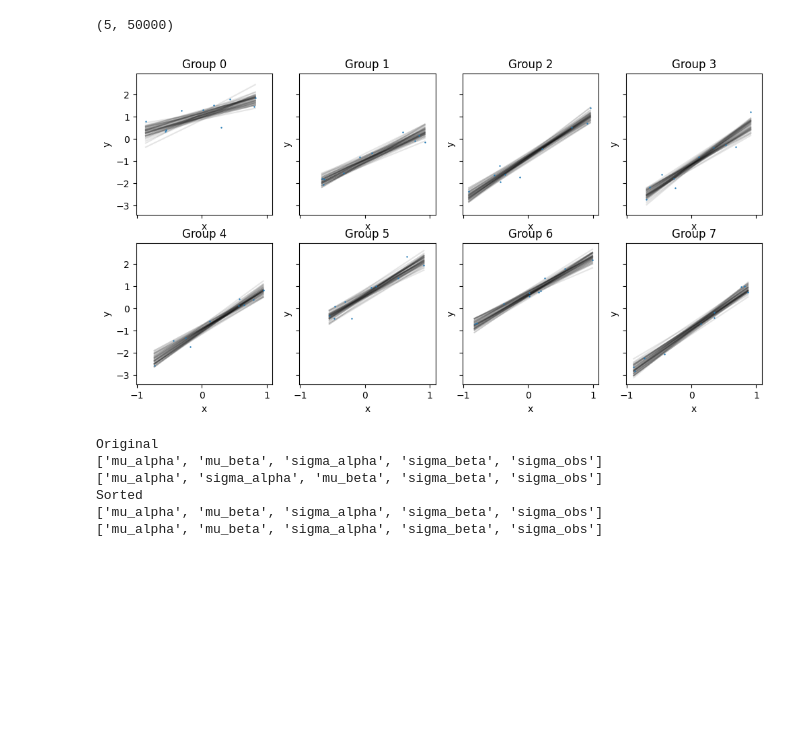
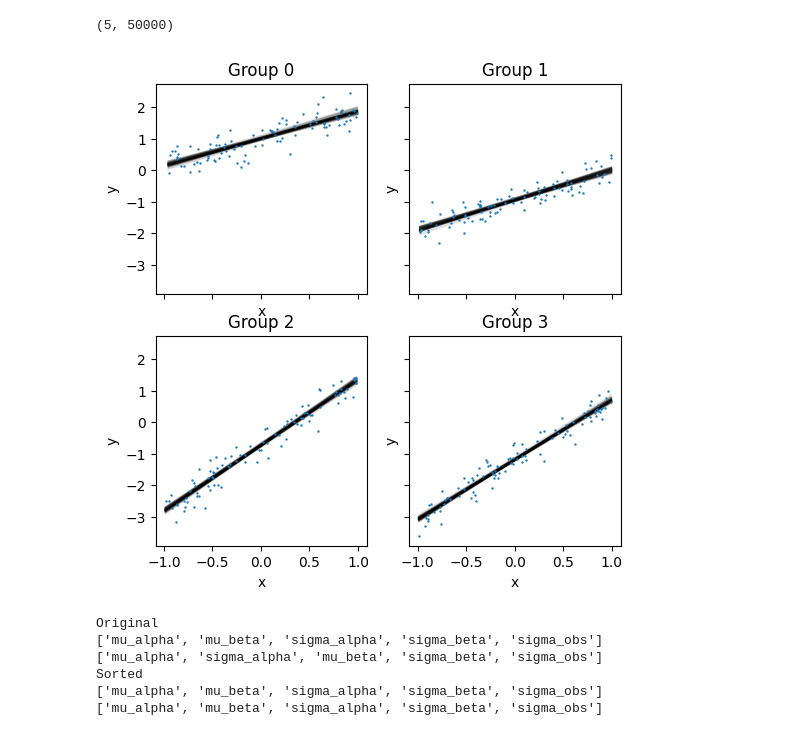
Before and after one commit to homerjed/hierarchical_bayes_linear_regression_numpyro, a Jupyter notebook: notebooks/bayesian_linear_regression.ipynb, the cells around one changed output. Saved outputs shown, nothing was run; the diff lists cells and outputs as text; code cells hidden in the pictures; blank space fills up the shorter version.

```diff
--- a/notebooks/bayesian_linear_regression.ipynb
+++ b/notebooks/bayesian_linear_regression.ipynb
@@ -23,9 +23,7 @@ def simulate_hierarchical_regression(
     sigma_alpha=1.0,
     mu_beta=2.0,
     sigma_beta=0.5,
-    sigma_obs=0.3,
-    x_low=-1.0,
-    x_high=1.0,
+    sigma_obs=0.3
 ):
     """
         Simulate a toy hierarchical linear regression dataset.
@@ -47,14 +45,14 @@ def simulate_hierarchical_regression(
     group_idx = jnp.repeat(jnp.arange(n_groups), n_obs_per_group)
 
     # Sample along x-axis and create mean (noiseless) line points
-    x = jr.uniform(key_x, (N,), minval=x_low, maxval=x_high)
+    x = jr.uniform(key_x, (N,), minval=-1., maxval=1.)
     mean = alpha[group_idx] + beta[group_idx] * x
 
     # Add some noise to the points
     eps = sigma_obs * jr.normal(key_eps, (N,))
     y = mean + eps
 
-    true_params = {
+    true_parameters = {
         "mu_alpha": mu_alpha,
         "sigma_alpha": sigma_alpha,
         "mu_beta": mu_beta,
@@ -64,7 +62,7 @@ def simulate_hierarchical_regression(
         "beta": beta
     }
 
-    return x, y, group_idx, true_params
+    return x, y, group_idx, true_parameters
 # %%
 def hierarchical_linear_model(group_idx, x, n_groups, y_obs=None):
     """
@@ -96,10 +94,10 @@ def hierarchical_linear_model(group_idx, x, n_groups, y_obs=None):
 # %%
 key = jr.key(0)
 
-x, y, group_idx, true_params = simulate_hierarchical_regression(
+x, y, group_idx, true_parameters = simulate_hierarchical_regression(
     key,
     **truth,
     n_groups=4,
-    n_obs_per_group=10
+    n_obs_per_group=100
 )
 # %%
@@ -107,7 +113,18 @@ true_params
 # %%
 import matplotlib.pyplot as plt
 
+n_groups = int(group_idx.max() + 1)
+
+x_axis = jnp.linspace(-1., 1., 100)
+
 plt.figure(figsize=(5., 4.))
-plt.plot(x, y, linestyle="", marker=".")
+for n in range(n_groups):
+    (line,) = plt.plot(
+        x_axis,
+        true_parameters["beta"][n] * x_axis + true_parameters["alpha"][n],
+        linestyle="-"
+    )
+    mask = group_idx == n
+    plt.plot(x[mask], y[mask], linestyle="", marker=".", color=line.get_color())
 plt.show()
 # %% [output]
@@ -173,40 +213,38 @@ n_lines = 50
 fig, axs = plt.subplots(2, n_groups // 2, figsize=(1.5 * n_groups, 6), sharex=True, sharey=True)
 
 for group_id in range(n_groups):
     ax = np.ravel(axs)[group_id]
 
-    mask = (group_idx == group_id)
+    mask = group_idx == group_id
     x_g = x[mask]
     y_g = y[mask]
 
     # Sort x for prettier plotting
     order = jnp.argsort(x_g)
     x_sorted = x_g[order]
     y_sorted = y_g[order]
 
     # Grabbing first chain
     alpha_samples = posterior_samples["alpha"][0, :, group_id]
     beta_samples = posterior_samples["beta"][0, :, group_id]
 
     ax.scatter(x_sorted, y_sorted, label="data", zorder=3, s=0.5)
 
-    # draw a bunch of posterior lines
+    # Draw a bunch of posterior lines
     idx = jnp.arange(alpha_samples.shape[0])
     if n_lines < alpha_samples.shape[0]:
-        idx = jr.choice(jr.key(123), idx, shape=(n_lines,), replace=False)
+        idx = jr.choice(key, idx, shape=(n_lines,), replace=False)
 
     for i in idx:
-        a = alpha_samples[i]
-        b = beta_samples[i]
-        y_line = a + b * x_sorted
+        y_line = alpha_samples[i] + beta_samples[i] * x_sorted
         ax.plot(x_sorted, y_line, alpha=0.1, color="k")
 
     ax.set_title(f"Group {group_id}")
     ax.set_xlabel("x")
     ax.set_ylabel("y")
 plt.show()
 # %% [output]
-[figure, old version]
+[figure, new version]
 # %%
 import pandas as pd
 
```
Also changed, not shown: parts of 8 cells of this notebook.
